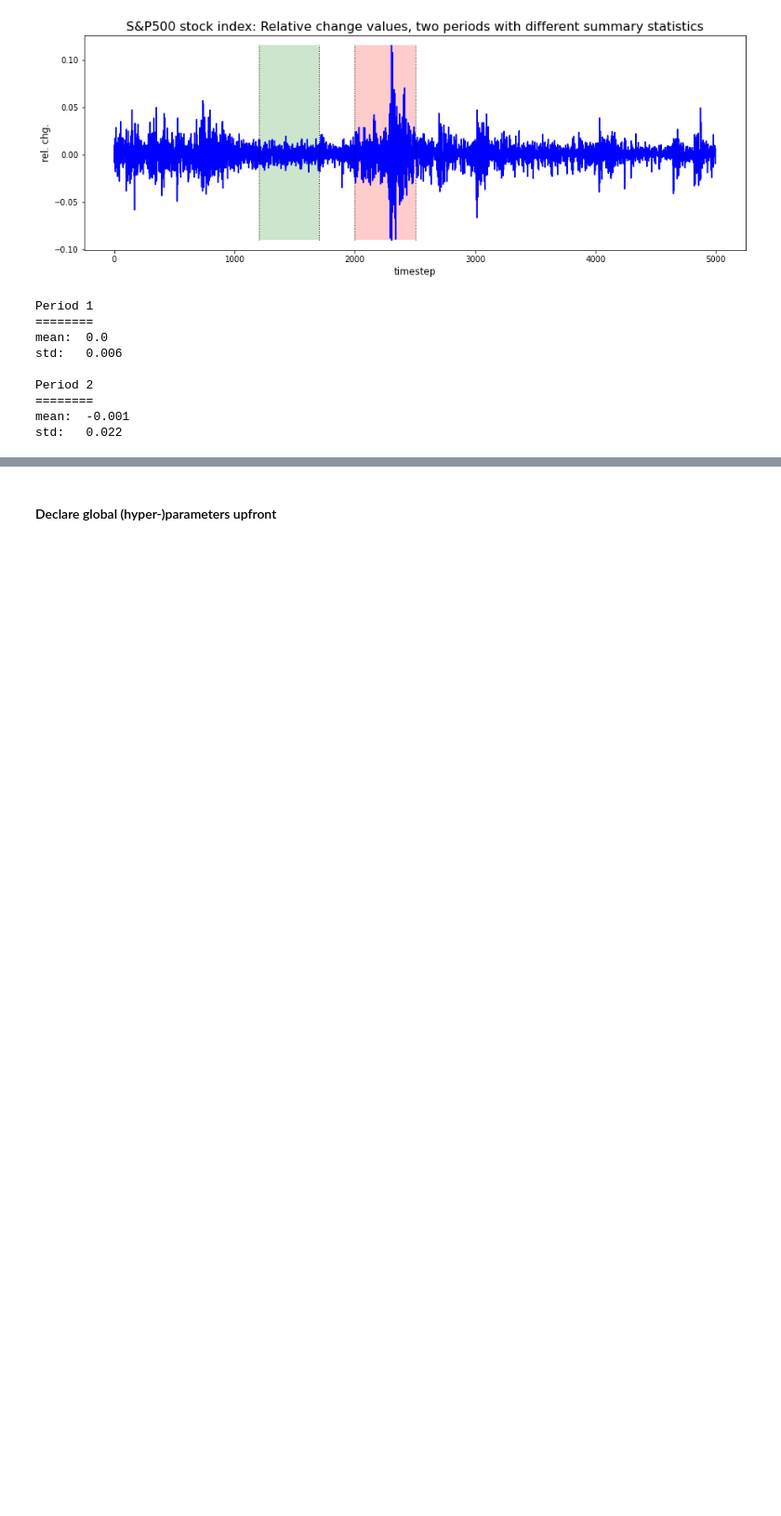
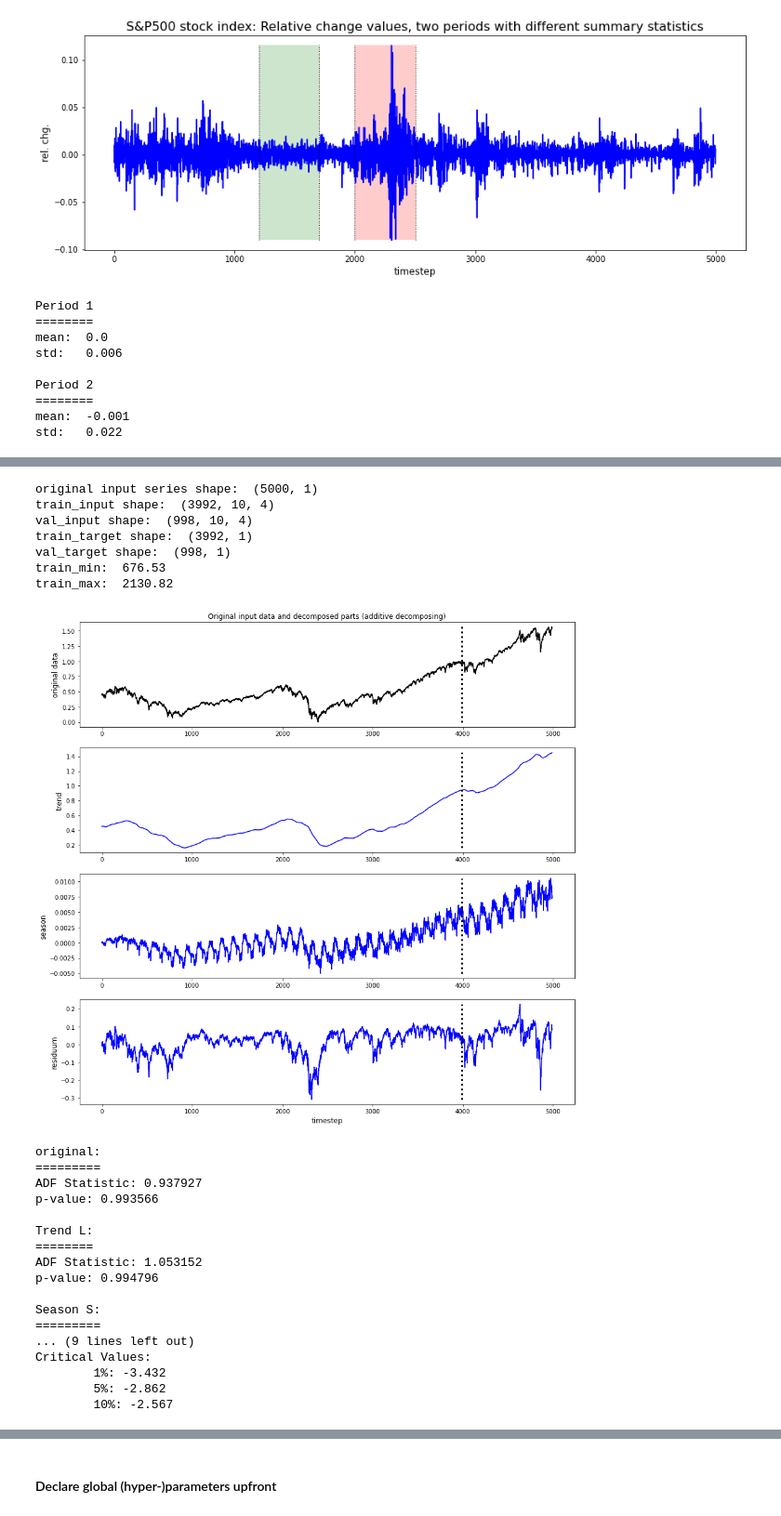
Before and after one commit to MarcoLandtHayen/EchoStateNetworks, a Jupyter notebook: notebooks/ESN_wrapUP_decomposition_and_DeepESN.ipynb, the cells around one changed output, grey strips where cells are left out. Shown at 93% size. Saved outputs shown, nothing was run; the diff lists cells and outputs as text; code cells hidden in the pictures; blank space fills up the shorter version.

Commit message:
continued to wrap up findings on timeseries decompmosition and DeepESN models

```diff
--- a/notebooks/ESN_wrapUP_decomposition_and_DeepESN.ipynb
+++ b/notebooks/ESN_wrapUP_decomposition_and_DeepESN.ipynb
@@ -125,0 +199,52 @@ std:   0.022
+# %%
+### Set parameters up-front for decomposing timeseries:
+
+## Verbosity:
+verbose = True
+
+## Parameters for decomposing and splitting timeseries:
+input_length = 10 # Split input series into samples of specified input length.
+target_length = 1 # Define target length.
+train_val_split = 0.8 # Specify the amount of samples used for training, the rest is used as validation data.
+alpha = 0.01 # Smoothing parameter for decomposing original series into trend L, season S and residuum R.
+gamma = 0.01 # Smoothing parameter for decomposing original series into trend L, season S and residuum R.
+s = 126 # Choose cycle length for season S.
+scaled_YN = True # If True: Scale input series with min/max scaling, where min/max are taken only from train data!
+# %%
+# Scale, decompose and split input timeseries.
+# End up with 4 input features: Original (scaled) series plus decomposed parts: Trend L, season S and residuum R.
+train_input, val_input, train_target, val_target, input_min, input_max = decompose_split(SP500_abs,
+                                                                                         input_length=input_length,
+                                                                                         target_length=target_length,
+                                                                                         train_val_split=train_val_split,
+                                                                                         alpha=alpha,
+                                                                                         gamma=gamma,
+                                                                                         s=s,
+                                                                                         scaled_YN=scaled_YN,
+                                                                                         verbose=verbose)
+# %% [output]
+original input series shape:  (5000, 1)
+train_input shape:  (3992, 10, 4)
+val_input shape:  (998, 10, 4)
+train_target shape:  (3992, 1)
+val_target shape:  (998, 1)
+train_min:  676.53
+train_max:  2130.82
+[figure, added]
+original:
+=========
+ADF Statistic: 0.937927
+p-value: 0.993566
+
+Trend L:
+========
+ADF Statistic: 1.053152
+p-value: 0.994796
+
+Season S:
+=========
+... (9 lines left out)
+Critical Values:
+        1%: -3.432
+        5%: -2.862
+        10%: -2.567
```
Also changed, not shown: parts of 20 cells of this notebook, 2 other files.
